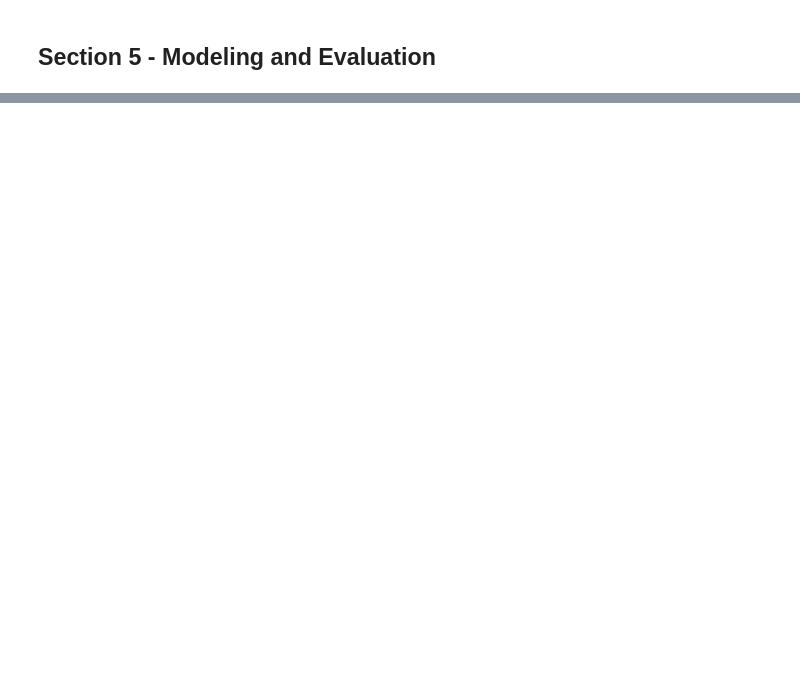
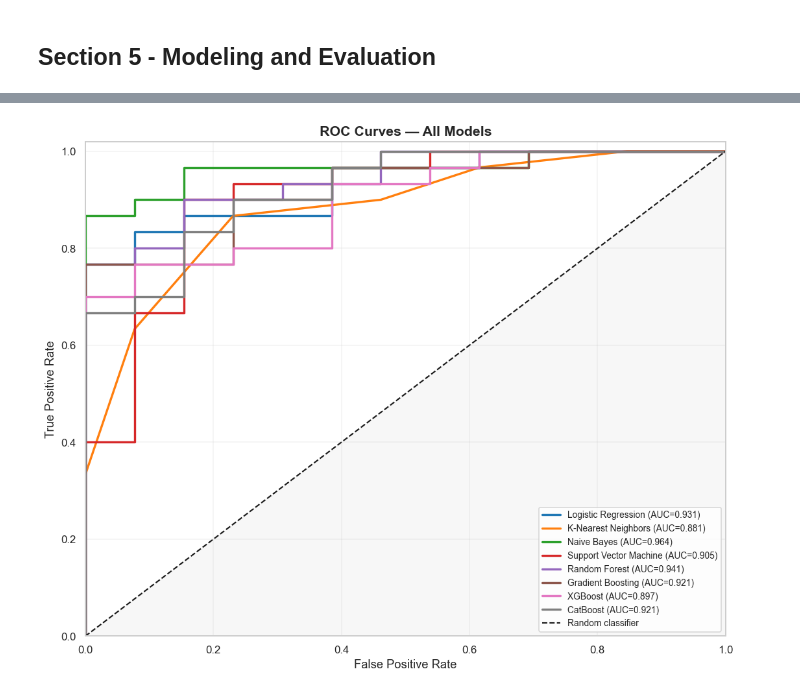
Before and after one commit to himanshu-jadhav108/Student-Placement-Predictor, a Jupyter notebook: Notebook/notebook.ipynb, the cells around one changed output, grey strips where cells are left out. Saved outputs shown, nothing was run; the diff lists cells and outputs as text; code cells hidden in the pictures; blank space fills up the shorter version.

Commit message:
Trained 6 Models for the project and make the comprehensive evaluation

```diff
--- a/Notebook/notebook.ipynb
+++ b/Notebook/notebook.ipynb
@@ -336,0 +370,12 @@ print("\n Data preprocessing completed. Ready for modeling.")
+# %%
+# Drop constant / near-constant features (threshold adjustable)
+const_cols = [c for c in x_train.columns if x_train[c].nunique() <= 1]
+near_const = [c for c in x_train.columns if x_train[c].nunique() / len(x_train) < 0.01]  # adjust threshold
+drop_cols = sorted(set(const_cols + near_const))
+print('Dropping columns:', drop_cols)
+if drop_cols:
+    x_train = x_train.drop(columns=drop_cols)
+    x_test  = x_test.drop(columns=drop_cols)
+    print('New train shape:', x_train.shape)
+else:
+    print('No constant/near-constant columns found.')
@@ -336,0 +385,6 @@ print("\n Data preprocessing completed. Ready for modeling.")
+# %%
+# Re-scale after removing columns
+scaler = StandardScaler()
+x_train_scaled = scaler.fit_transform(x_train)
+x_test_scaled  = scaler.transform(x_test)
+print('Re-scaling complete. Shapes:', x_train_scaled.shape, x_test_scaled.shape)
@@ -350,0 +570,21 @@ print("\n Data preprocessing completed. Ready for modeling.")
+# %%
+# 6.3 ROC Curves — All Models
+fig, ax = plt.subplots(figsize=(10, 8))
+palette = sns.color_palette('tab10', n_colors=len(results))
+
+for result, color in zip(results, palette):
+    fpr, tpr, _ = roc_curve(y_test, result['_te_prob'])
+    ax.plot(fpr, tpr, lw=2.2, color=color, label=f"{result['Model']} (AUC={result['ROC-AUC']:.3f})")
+
+ax.plot([0, 1], [0, 1], 'k--', lw=1.4, label='Random classifier')
+ax.fill_between([0, 1], [0, 1], [0, 0], color='grey', alpha=0.06)
+ax.set_title('ROC Curves — All Models', fontweight='bold', fontsize=14)
+ax.set_xlabel('False Positive Rate')
+ax.set_ylabel('True Positive Rate')
+ax.set_xlim(0, 1)
+ax.set_ylim(0, 1.02)
+ax.grid(alpha=0.25)
+ax.legend(fontsize=9, loc='lower right')
+plt.tight_layout(); plt.show()
+# %% [output]
+[figure, added]
```
Also changed, not shown: parts of 15 cells of this notebook.
